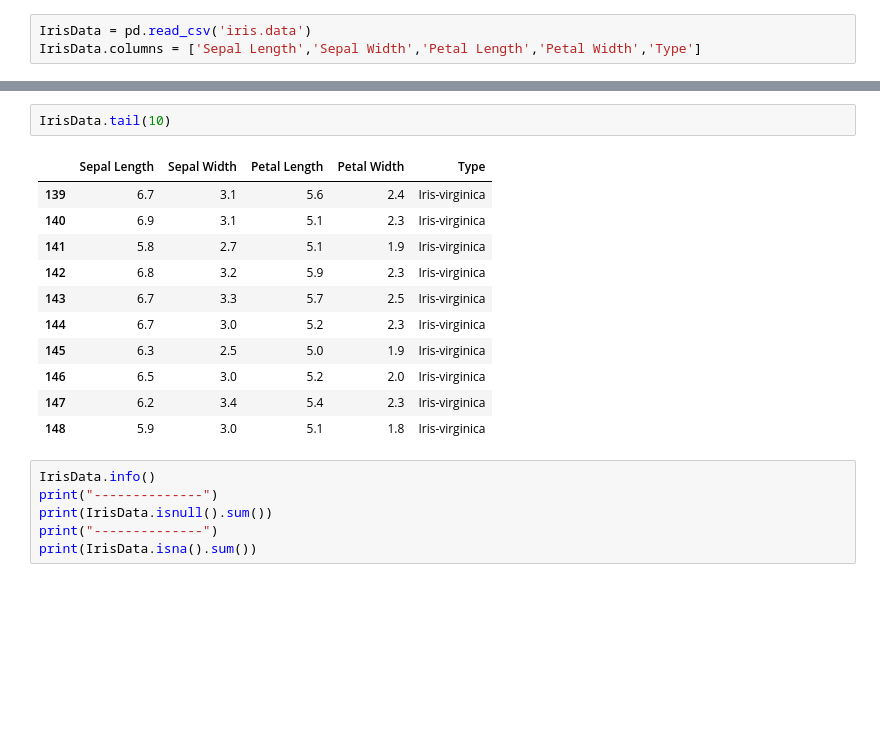
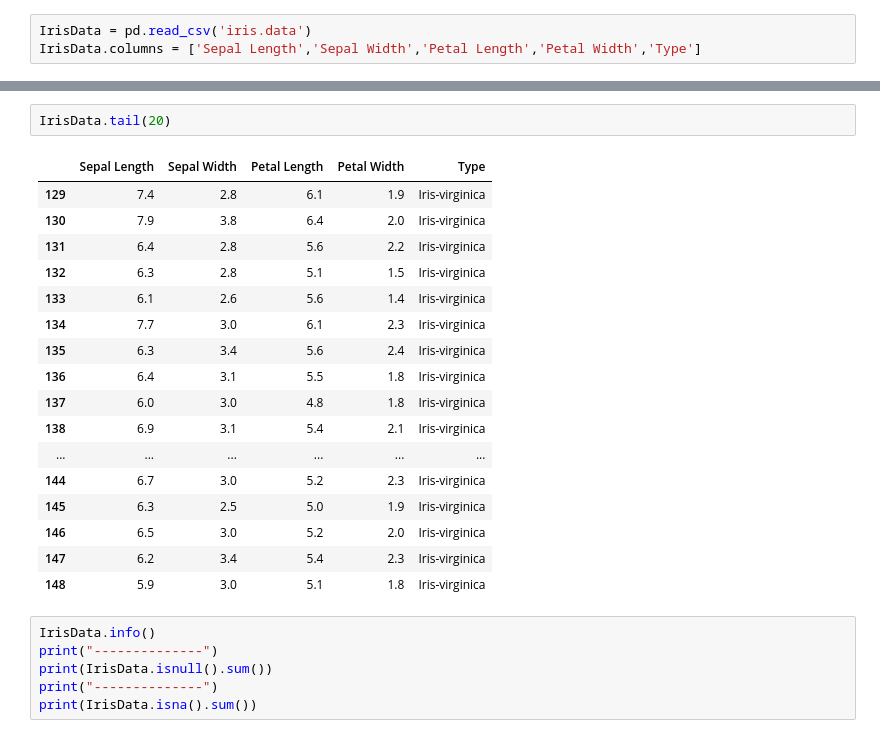
Before and after one commit to gustavoalonso93/Ciencia-de-Dados, a Jupyter notebook: Python/Iris Dataset.ipynb, the cells around one changed output, grey strips where cells are left out. Cells and saved outputs as stored; diff of their text form; blank space fills up the shorter version.

```diff
--- a/Python/Iris Dataset.ipynb
+++ b/Python/Iris Dataset.ipynb
@@ -25,12 +31,18 @@ IrisData.head(10)
 # %%
-IrisData.tail(10)
+IrisData.tail(20)
 # %% [output]
 |  | Sepal Length | Sepal Width | Petal Length | Petal Width | Type |
-| 139 | 6.7 | 3.1 | 5.6 | 2.4 | Iris-virginica |
-| 140 | 6.9 | 3.1 | 5.1 | 2.3 | Iris-virginica |
-| 141 | 5.8 | 2.7 | 5.1 | 1.9 | Iris-virginica |
-| 142 | 6.8 | 3.2 | 5.9 | 2.3 | Iris-virginica |
-| 143 | 6.7 | 3.3 | 5.7 | 2.5 | Iris-virginica |
+| 129 | 7.4 | 2.8 | 6.1 | 1.9 | Iris-virginica |
+| 130 | 7.9 | 3.8 | 6.4 | 2.0 | Iris-virginica |
+| 131 | 6.4 | 2.8 | 5.6 | 2.2 | Iris-virginica |
+| 132 | 6.3 | 2.8 | 5.1 | 1.5 | Iris-virginica |
+| 133 | 6.1 | 2.6 | 5.6 | 1.4 | Iris-virginica |
+| 134 | 7.7 | 3.0 | 6.1 | 2.3 | Iris-virginica |
+| 135 | 6.3 | 3.4 | 5.6 | 2.4 | Iris-virginica |
+| 136 | 6.4 | 3.1 | 5.5 | 1.8 | Iris-virginica |
+| 137 | 6.0 | 3.0 | 4.8 | 1.8 | Iris-virginica |
+| 138 | 6.9 | 3.1 | 5.4 | 2.1 | Iris-virginica |
+| ... | ... | ... | ... | ... | ... |
 | 144 | 6.7 | 3.0 | 5.2 | 2.3 | Iris-virginica |
 | 145 | 6.3 | 2.5 | 5.0 | 1.9 | Iris-virginica |
 | 146 | 6.5 | 3.0 | 5.2 | 2.0 | Iris-virginica |
```
Also changed, not shown: parts of 11 cells of this notebook.
